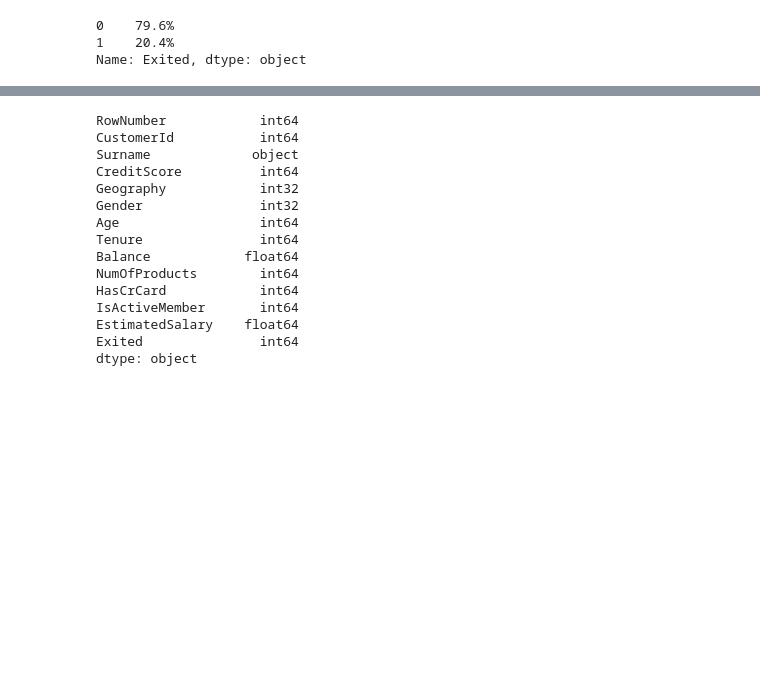
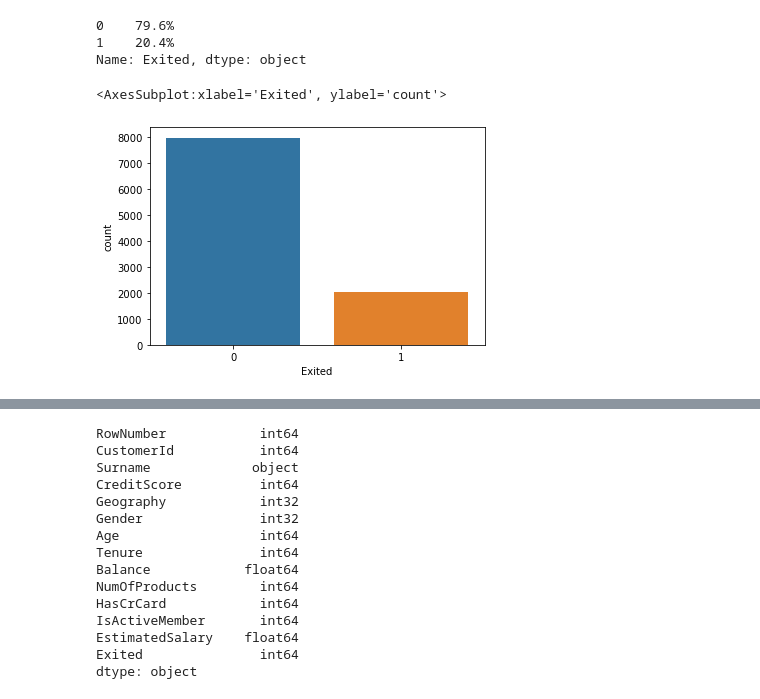
Before and after one commit to sandeepjakkaraju/bits-sem2-ml, a Jupyter notebook: ML-Assignment1.ipynb, the cells around one changed output, grey strips where cells are left out. Cells and saved outputs as stored; diff of their text form; code cells hidden in the pictures; blank space fills up the shorter version.

```diff
--- a/ML-Assignment1.ipynb
+++ b/ML-Assignment1.ipynb
@@ -132,6 +169,12 @@ print(percent100)
 Name: Exited, dtype: object
 # %%
 ### Here we have a classic imbalanced class 80 : 20, We need to do k-fold classification
+# %%
+#Visualize the count of customer churn
+sns.countplot(df['Exited'])
+# %% [output]
+<AxesSubplot:xlabel='Exited', ylabel='count'>
+[figure, added]
 # %%
 df['Exited'].plot.hist(bins=2)
 # %% [output]
```
Also changed, not shown: parts of 23 cells of this notebook.
